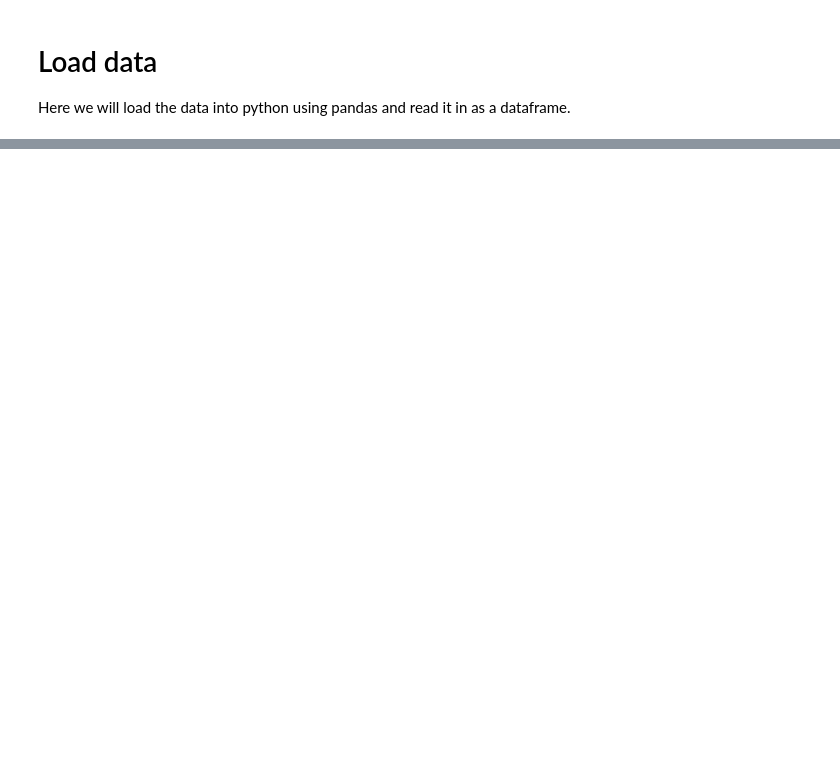
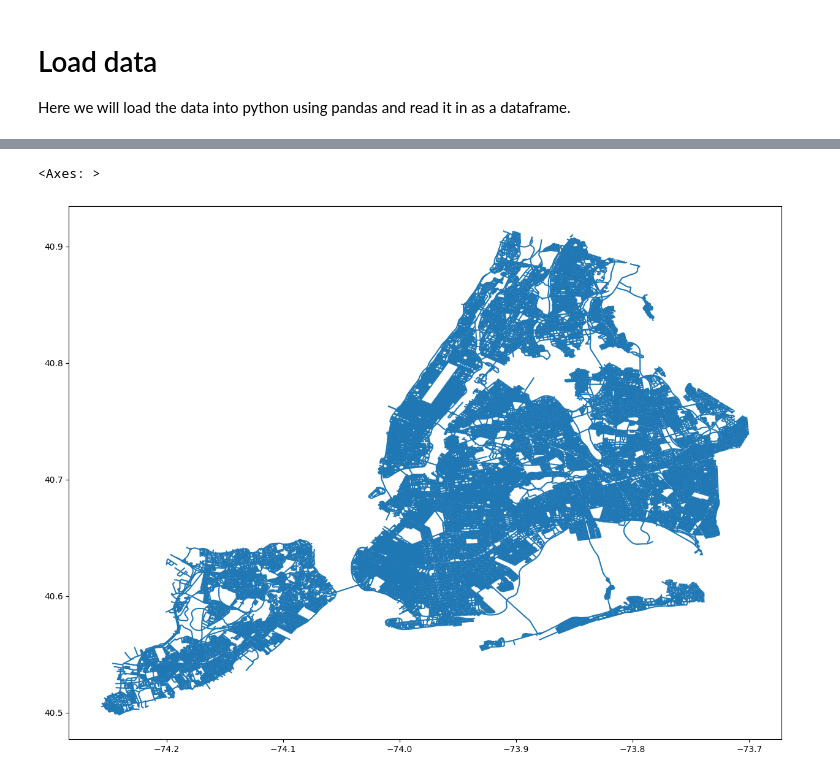
Before and after one commit to vanepsm/cs5262-cyclist-crashes-nyc, a Jupyter notebook: nyc_cyclist_accidents.ipynb, the cells around one changed output, grey strips where cells are left out. Cells and saved outputs as stored; diff of their text form; code cells hidden in the pictures; blank space fills up the shorter version.

```diff
--- a/nyc_cyclist_accidents.ipynb
+++ b/nyc_cyclist_accidents.ipynb
@@ -245,0 +200,23 @@ spreadsheet.describe()
+# %%
+# get
+!pip install pydrive
+from pydrive.auth import GoogleAuth
+from pydrive.drive import GoogleDrive
+from google.colab import auth
+from oauth2client.client import GoogleCredentials
+auth.authenticate_user()
+gauth = GoogleAuth()
+gauth.credentials = GoogleCredentials.get_application_default()
+drive = GoogleDrive(gauth)
+# %%
+# cool, now let's grab a shape file, plot that and then superimpose our accidents on top of that as points
+
+street_map_id = '14w9K-pqMjRQed9J5pqXfLFEZ_ISzAbXj'
+street_map_zip = drive.CreateFile({'id': street_map_id})
+street_map_zip.GetContentFile('street_map.zip')
+!unzip street_map.zip
+street_map = gpd.read_file('geo_export_d2b45f2c-bc03-4aeb-9e9e-9d452a5d9556.shp')
+
+fig, ax = plt.subplots(figsize=(15,15))
+street_map.plot(ax=ax)
+# %% [output]
@@ -245,0 +240,2 @@ spreadsheet.describe()
+<Axes: >
+[figure, added]
```
Also changed, not shown: parts of 15 cells of this notebook.
